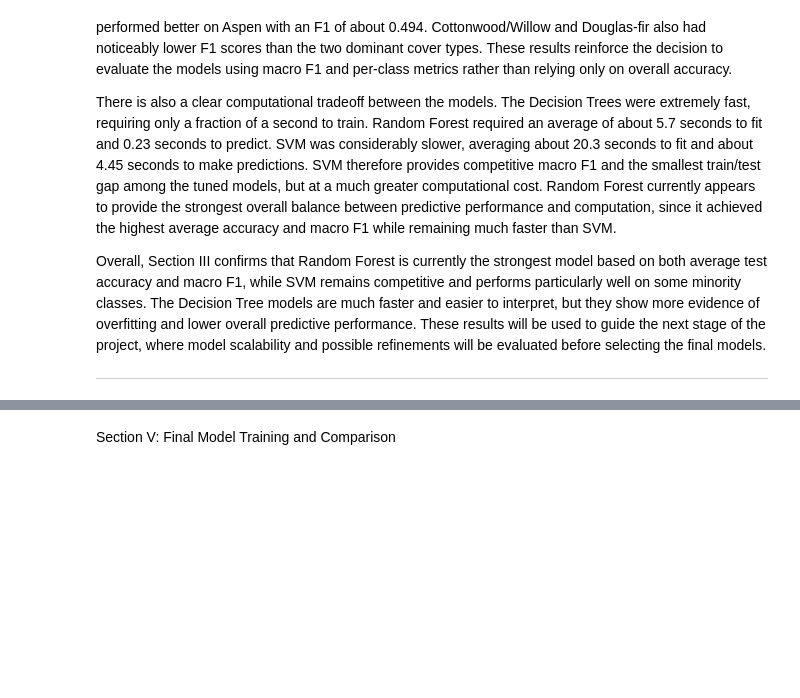
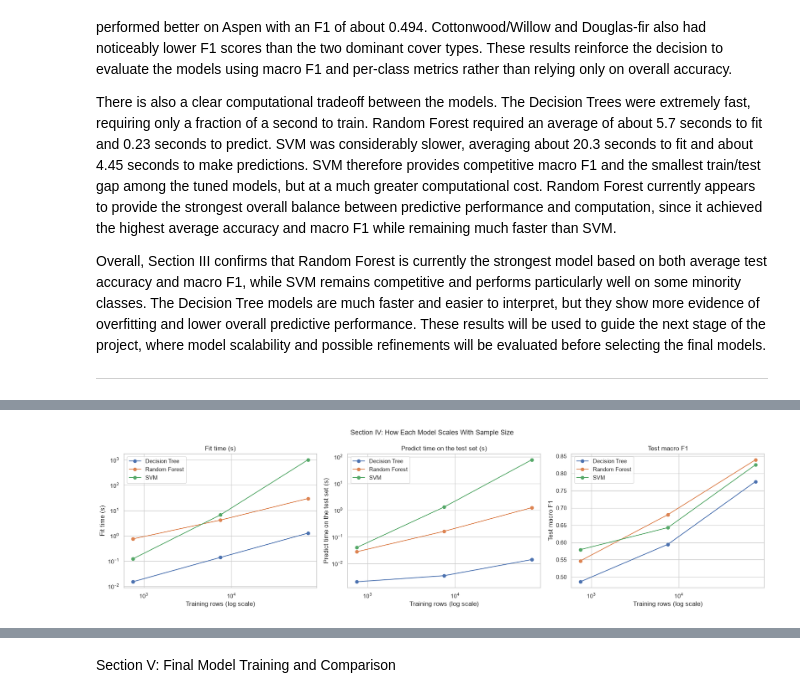
Before and after one commit to sgillihan/CSPB4622_Project1_Forest_Cover, a Jupyter notebook: Forest_Cover_Prediction_SGillihan.ipynb, the cells around one changed output, grey strips where cells are left out. Saved outputs shown, nothing was run; the diff lists cells and outputs as text; code cells hidden in the pictures; blank space fills up the shorter version.

Commit message:
All sections coded. Sections I-IV fully run. Section V still needs work.

```diff
--- a/Forest_Cover_Prediction_SGillihan.ipynb
+++ b/Forest_Cover_Prediction_SGillihan.ipynb
@@ -1393,0 +1404,20 @@ A problem I have run into in the past is the scalability of anlaysis. I will run
+# %%
+# Section IV setup: sample sizes and the models to time
+# This section uses best_params and build_svm() from the III A setup cell, so that cell needs to be run first
+# III A only defines settings and doesn't train anything, so it runs instantly (the long trial loop in III B does not need to be rerun)
+
+# Sample sizes to test, each 10 times larger than the last
+# Each sample is split 75/25 like before, so the models actually train on 750, 7,500, and 75,000 rows
+scale_sizes = [1_000, 10_000, 100_000]
+
+# Only the three tuned models are timed here, since the baselines are not candidates for the final models
+scale_models = {
+    "Decision Tree": lambda: DecisionTreeClassifier(**best_params["Decision Tree"], random_state=RANDOM_STATE),
+    "Random Forest": lambda: RandomForestClassifier(**best_params["Random Forest"], random_state=RANDOM_STATE),
+    "SVM": lambda: build_svm(**best_params["SVM"]),
+}
+
+# Number of training rows if the full dataset were used with the same 75/25 split
+full_train_rows = int(len(df) * 0.75)
+print(f"Sample sizes: {scale_sizes}")
+print(f"Training rows on the full dataset would be about {full_train_rows:,}")
@@ -1393,0 +1472,29 @@ A problem I have run into in the past is the scalability of anlaysis. I will run
+# %%
+# Plot fit time, predict time, and test macro F1 against the number of training rows
+# Both axes of the time plots use a log scale, because the sample sizes and the times both grow by factors of 10
+# On a log-log plot, a straight line means time grows like (rows)^k, and the slope of the line is k
+# A slope of 1 means doubling the data doubles the time, and a slope of 2 means doubling the data makes it 4 times slower
+fig, axes = plt.subplots(1, 3, figsize=(18, 5))
+scale_plots = [
+    ("Fit Time (s)", "Fit time (s)", True),
+    ("Predict Time (s)", "Predict time on the test set (s)", True),
+    ("Macro F1", "Test macro F1", False),
+]
+
+for ax, (col, label, log_y) in zip(axes, scale_plots):
+    for name in scale_models:
+        rows = scale_results[scale_results["Model"] == name]
+        ax.plot(rows["Train Rows"], rows[col], marker="o", label=name)
+    ax.set_xscale("log")
+    if log_y:
+        ax.set_yscale("log")
+    ax.set_xlabel("Training rows (log scale)")
+    ax.set_ylabel(label)
+    ax.set_title(label)
+    ax.legend()
+
+fig.suptitle("Section IV: How Each Model Scales With Sample Size", fontsize=13)
+plt.tight_layout()
+plt.show()
+# %% [output]
+[figure, added]
```
Also changed, not shown: parts of 22 cells of this notebook.
